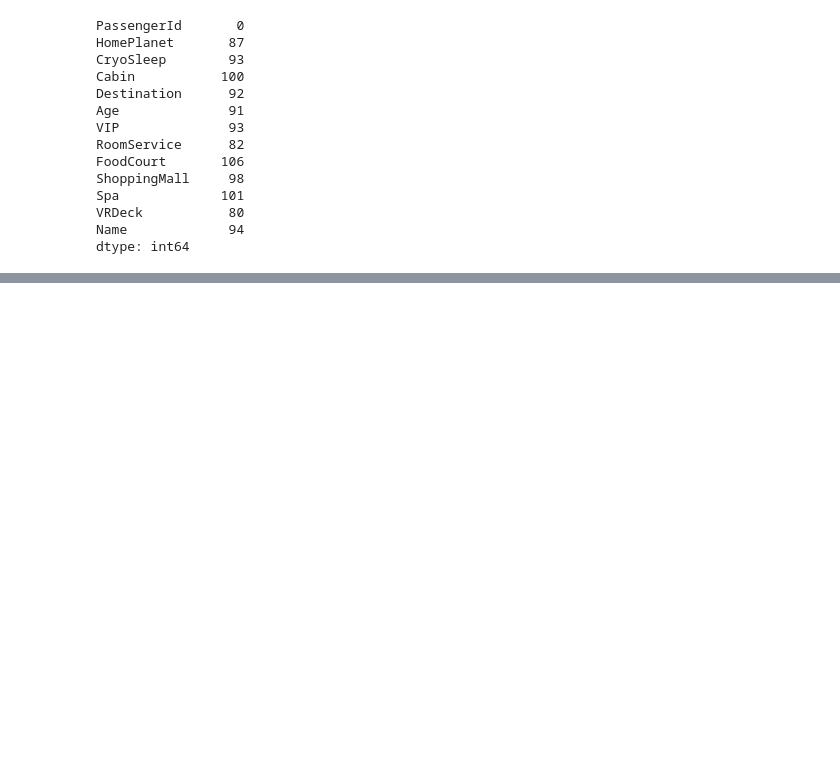
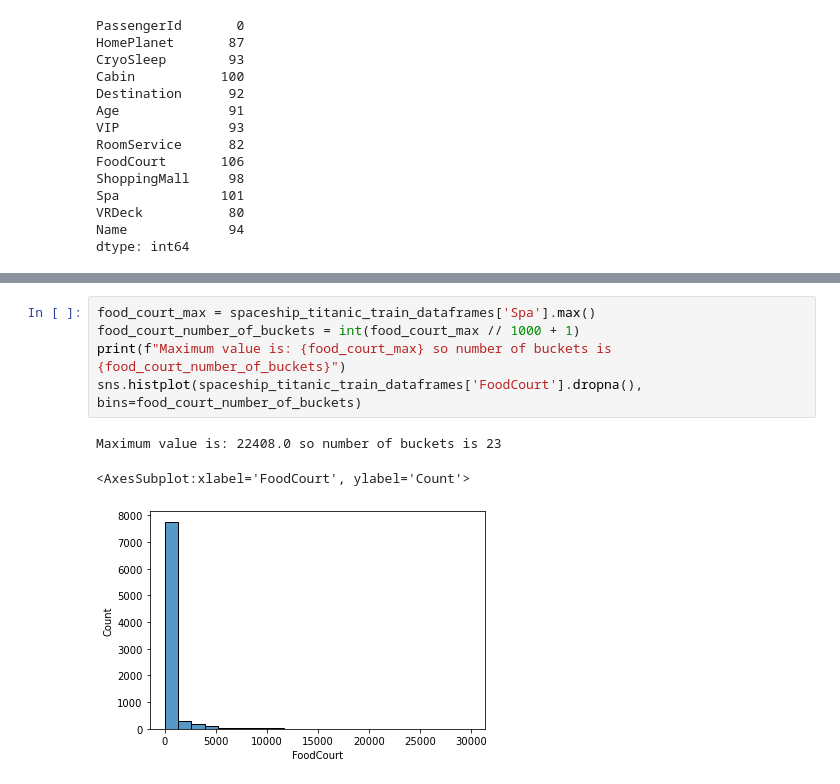
Before and after one commit to babennettdev/ml-notebooks, a Jupyter notebook: src/spaceship-titanic/spaceship_titanic_data_exploration.ipynb, the cells around one changed output, grey strips where cells are left out. Cells and saved outputs as stored; diff of their text form; blank space fills up the shorter version.

```diff
--- a/src/spaceship-titanic/spaceship_titanic_data_exploration.ipynb
+++ b/src/spaceship-titanic/spaceship_titanic_data_exploration.ipynb
@@ -184,0 +212,9 @@ dtype: int64
+# %%
+food_court_max = spaceship_titanic_train_dataframes['Spa'].max()
+food_court_number_of_buckets = int(food_court_max // 1000 + 1)
+print(f"Maximum value is: {food_court_max} so number of buckets is {food_court_number_of_buckets}")
+sns.histplot(spaceship_titanic_train_dataframes['FoodCourt'].dropna(), bins=food_court_number_of_buckets)
+# %% [output]
+Maximum value is: 22408.0 so number of buckets is 23
+<AxesSubplot:xlabel='FoodCourt', ylabel='Count'>
+[figure, added]
```
Also changed, not shown: parts of 7 cells of this notebook.
